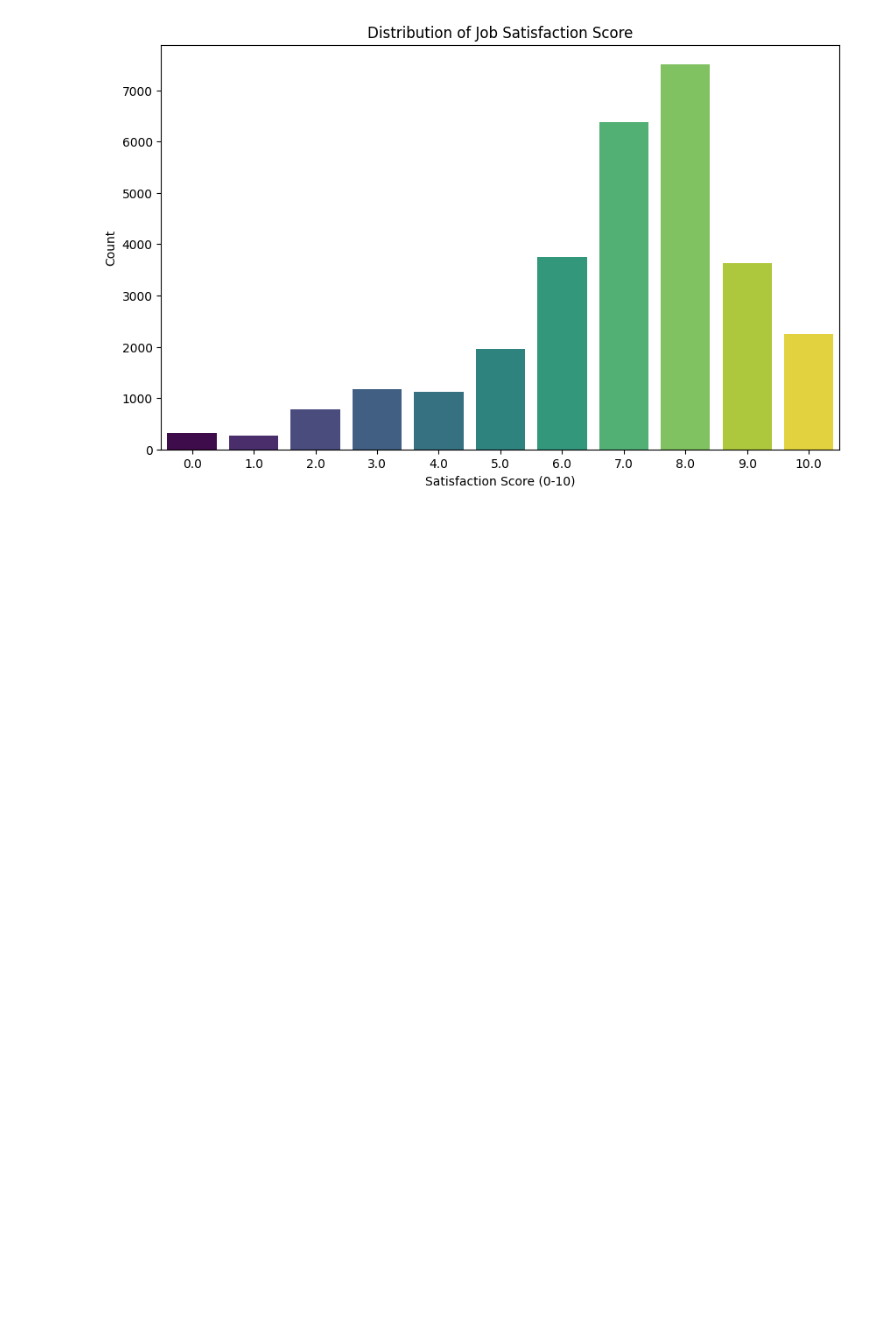
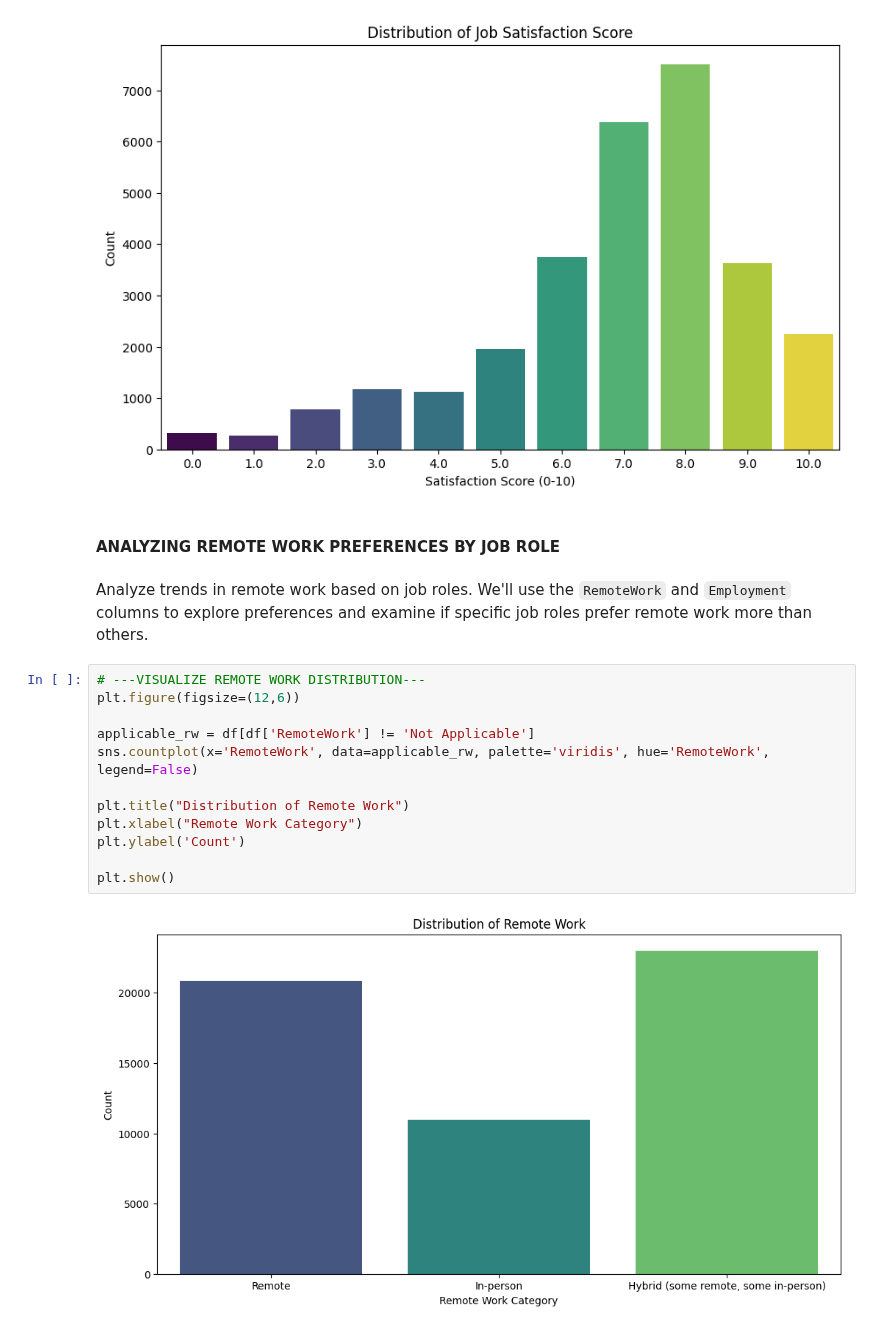
Before and after one commit to azharfachrezi/my-learning, a Jupyter notebook: Capstone Project/Module 3/Survey_data (EDA).ipynb, the cells around one changed output. Drawn from its saved outputs; the diff is of its cells as text; blank space fills up the shorter version.

Commit message:
Further analysis and Visualization

```diff
--- a/Capstone Project/Module 3/Survey_data (EDA).ipynb
+++ b/Capstone Project/Module 3/Survey_data (EDA).ipynb
@@ -154,3 +154,21 @@ plt.ylabel('Count')
 plt.show()
 # %% [output]
 [figure]
+# %% [markdown]
+#### ANALYZING REMOTE WORK PREFERENCES BY JOB ROLE
+# %% [markdown]
+Analyze trends in remote work based on job roles. We'll use the `RemoteWork` and `Employment` columns to explore preferences and examine if specific job roles prefer remote work more than others.
+# %%
+# ---VISUALIZE REMOTE WORK DISTRIBUTION---
+plt.figure(figsize=(12,6))
+
+applicable_rw = df[df['RemoteWork'] != 'Not Applicable']
+sns.countplot(x='RemoteWork', data=applicable_rw, palette='viridis', hue='RemoteWork', legend=False)
+
+plt.title("Distribution of Remote Work")
+plt.xlabel("Remote Work Category")
+plt.ylabel('Count')
+
+plt.show()
+# %% [output]
+[figure, added]
```
Also changed, not shown: parts of 19 cells of this notebook.
